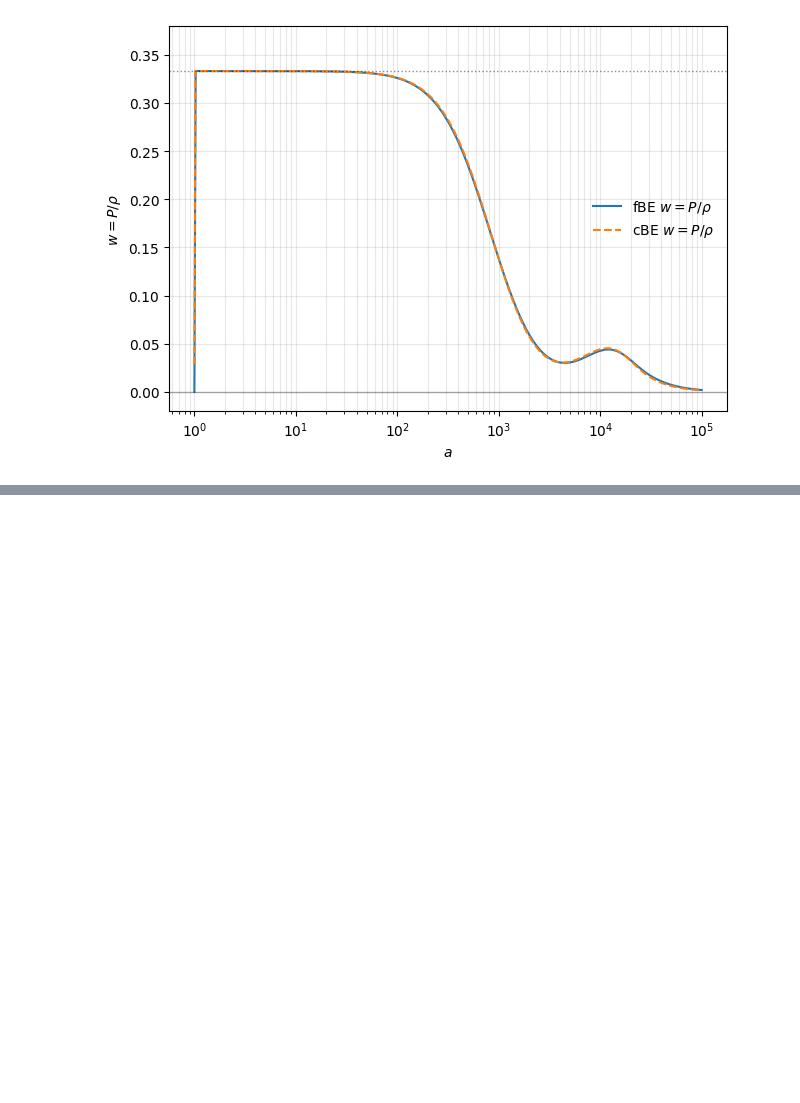
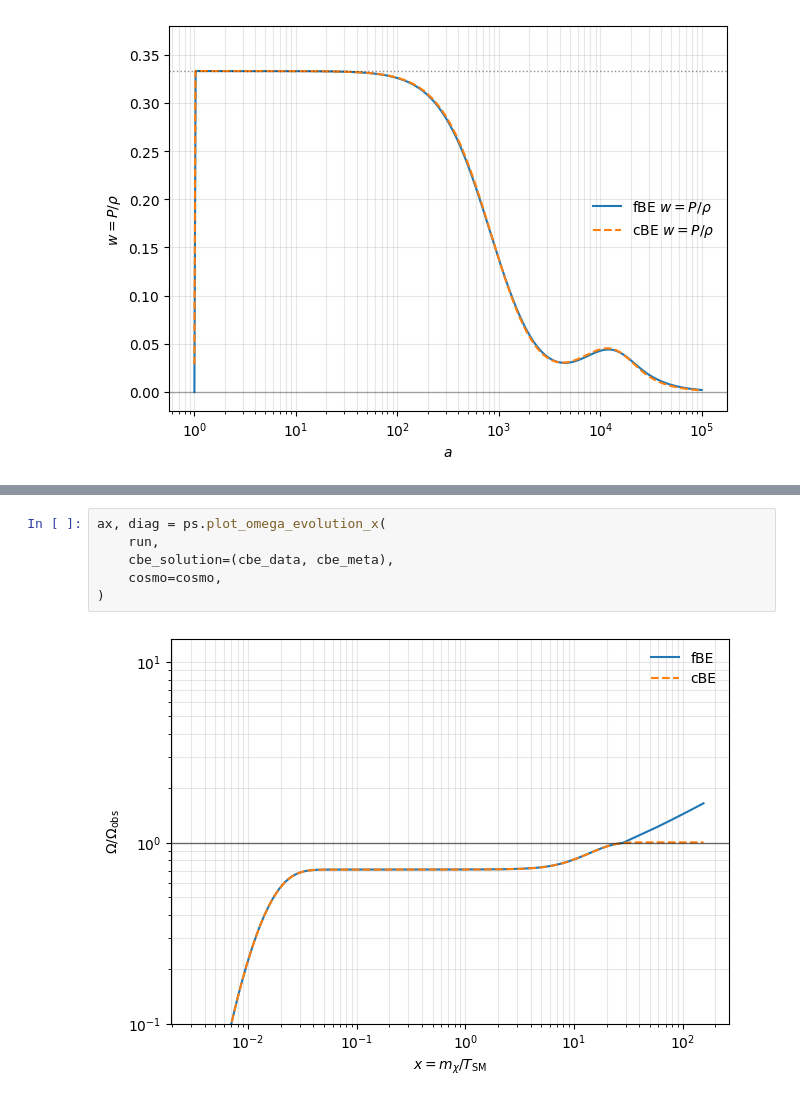
Before and after one commit to EsauCervantes/KineticXGPU, a Jupyter notebook: notebooks/plots.ipynb, the cells around one changed output, grey strips where cells are left out. Cells and saved outputs as stored; diff of their text form; blank space fills up the shorter version.

```diff
--- a/notebooks/plots.ipynb
+++ b/notebooks/plots.ipynb
@@ -71,0 +81,8 @@ ax, diag = ps.plot_equation_of_state(
+# %%
+ax, diag = ps.plot_omega_evolution_x(
+    run,
+    cbe_solution=(cbe_data, cbe_meta),
+    cosmo=cosmo,
+)
+# %% [output]
+[figure, added]
```
Also changed, not shown: parts of 5 cells of this notebook, 2 other files.
